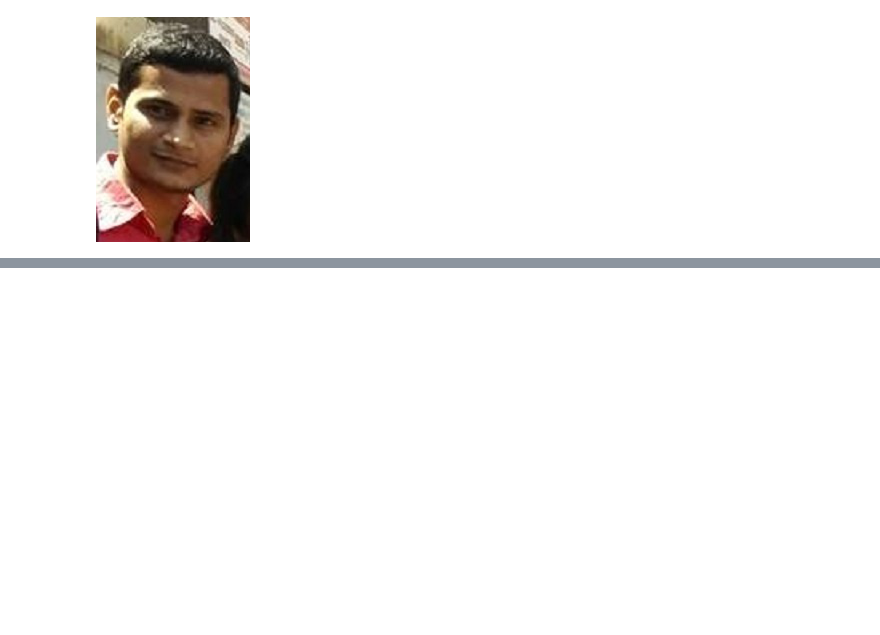
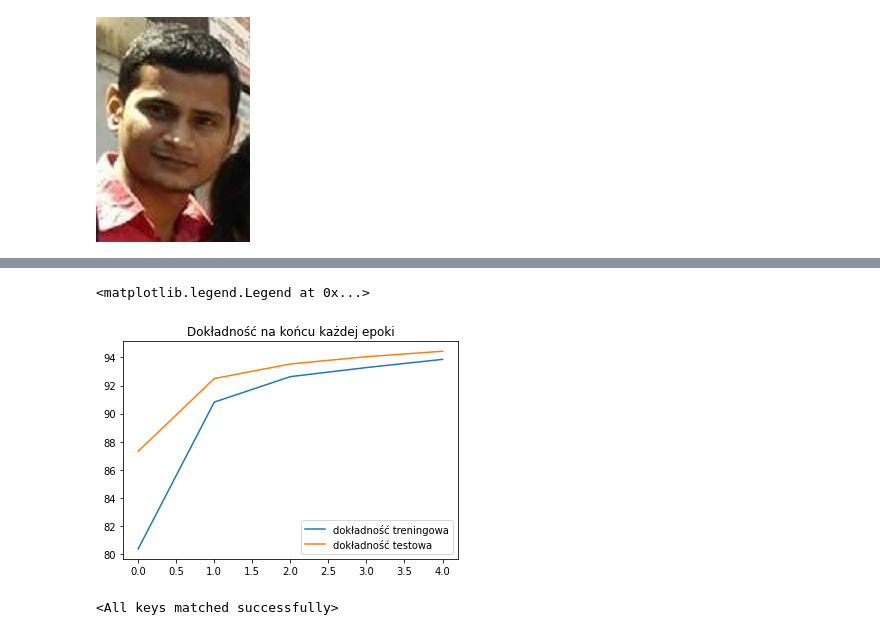
Before and after one commit to matszewczyk/projekt-eiasr, a Jupyter notebook: siec_od_0.ipynb, the cells around one changed output, grey strips where cells are left out. Saved outputs shown, nothing was run; the diff lists cells and outputs as text; code cells hidden in the pictures; blank space fills up the shorter version.

Commit message:
siec od 0 - w miare dziala

```diff
--- a/siec_od_0.ipynb
+++ b/siec_od_0.ipynb
@@ -64,0 +239,8 @@ len(test_idx)
+# %%
+plt.plot([x/(len(train_idx)/100) for x in np.array(train_correct)], label='dokładność treningowa')
+plt.plot([x/(len(test_idx)/100) for x in np.array(test_correct)], label='dokładność testowa')
+plt.title('Dokładność na końcu każdej epoki')
+plt.legend()
+# %% [output]
+<matplotlib.legend.Legend at 0x...>
+[figure, added]
@@ -64,0 +249,5 @@ len(test_idx)
+# %%
+model = ConvolutionalNetwork()
+model.load_state_dict(torch.load('siec_od_0_pierwsza.pt'))
+# %% [output]
+<All keys matched successfully>
```
Also changed, not shown: parts of 23 cells of this notebook, 5 other files.
